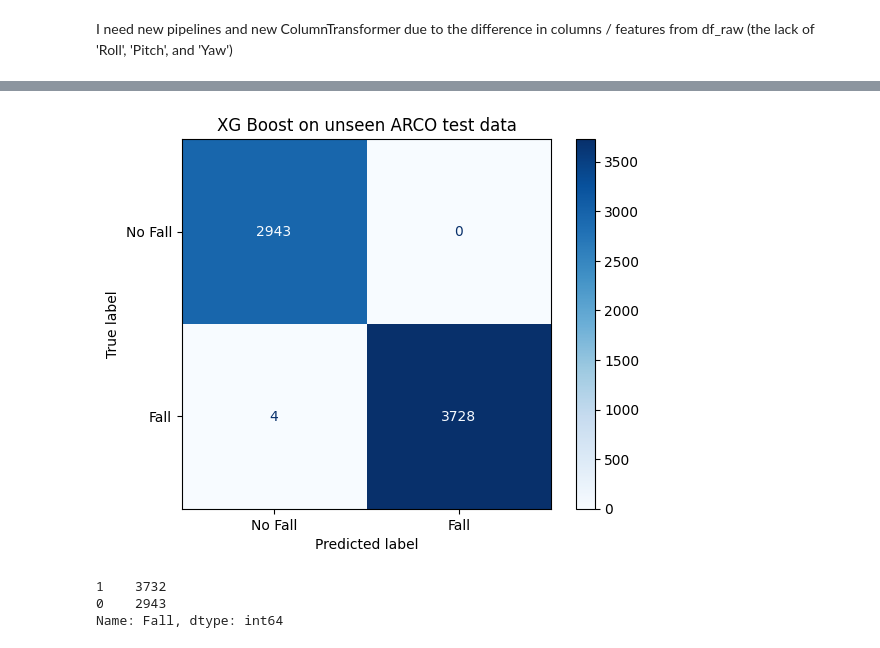
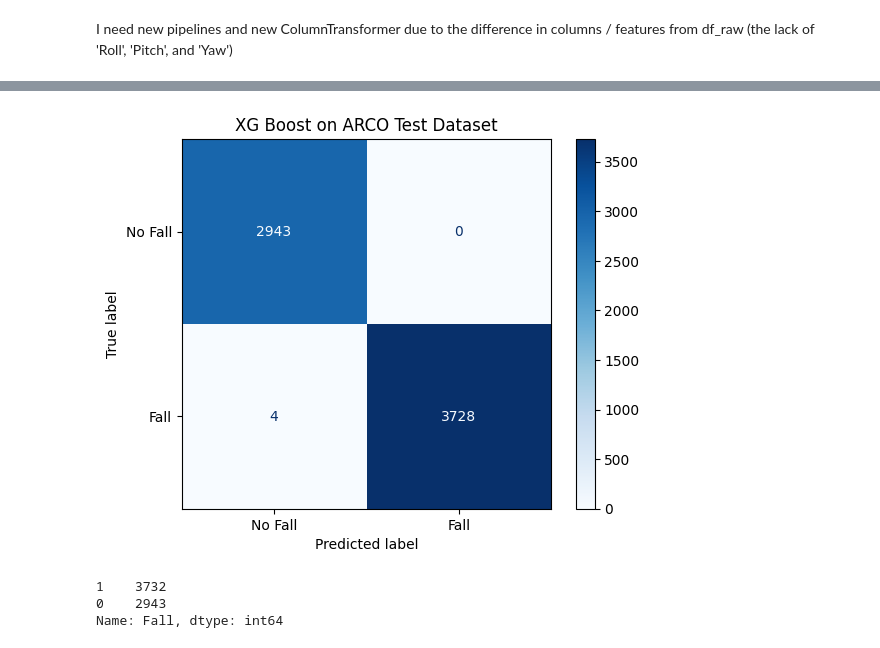
Before and after one commit to mccafj/Fall_Detection_Model, a Jupyter notebook: Notebook_Fall_Detection_Model.ipynb, the cells around one changed output, grey strips where cells are left out. Saved outputs shown, nothing was run; the diff lists cells and outputs as text; code cells hidden in the pictures.

```diff
--- a/Notebook_Fall_Detection_Model.ipynb
+++ b/Notebook_Fall_Detection_Model.ipynb
@@ -2923,12 +2923,12 @@ print_results(XG_boost_final_results)
 # %%
 cm_xgb_final = confusion_matrix(y_test_df, y_XGB_final_pred, labels=[0,1])
 disp_xgb_final = ConfusionMatrixDisplay(confusion_matrix=cm_xgb_final,display_labels=['No Fall', 'Fall'])
 disp_xgb_cm = disp_xgb_final.plot(cmap=plt.cm.Blues,values_format='g')
-plt.title("XG Boost on unseen ARCO test data")
-# plt.savefig('images/xgb_final_conf_matrix.png', bbox_inches='tight', dpi=300)
+plt.title("XG Boost on ARCO Test Dataset")
+plt.savefig('images/xgb_final_conf_matrix.png', bbox_inches='tight', dpi=300)
 plt.show();
 # %% [output]
-[figure, old version]
+[figure, new version]
 # %%
 # definitely mis-classified 4 falls
 
```
Also changed, not shown: parts of 46 cells of this notebook, 8 other files.
